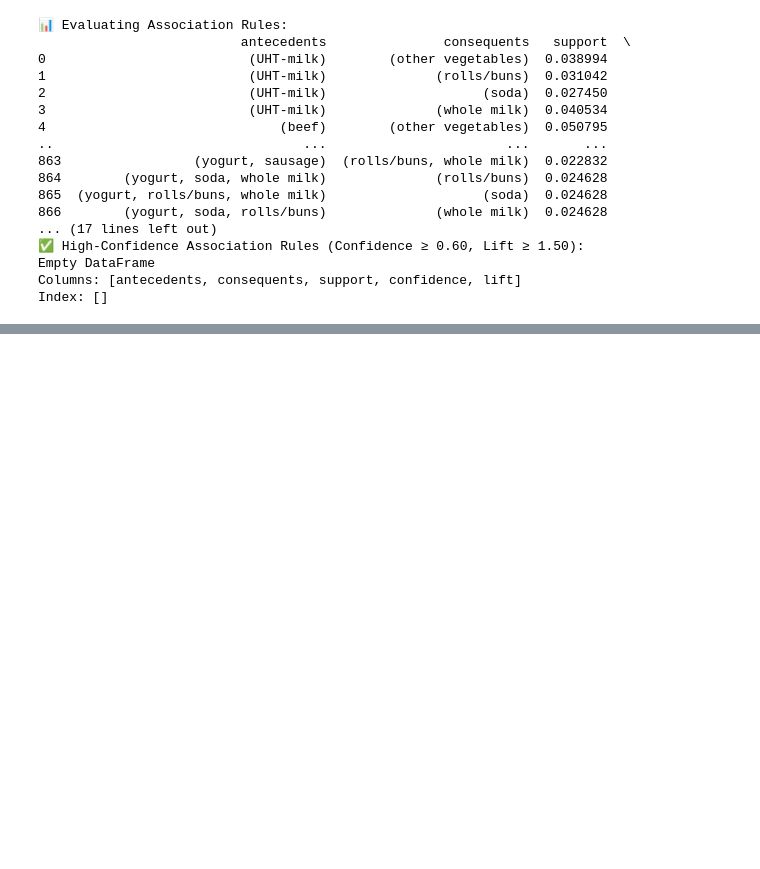
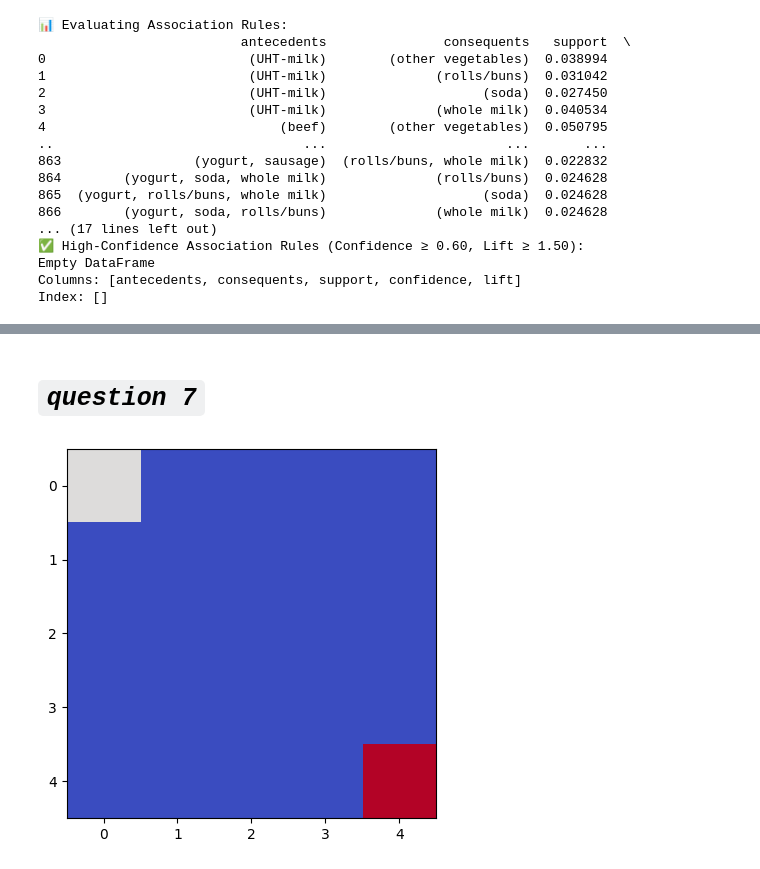
Before and after one commit to Swanimadhoop/ML_Algorithm, a Jupyter notebook: MLAlgorithm_Lab.ipynb, the cells around one changed output, grey strips where cells are left out. Drawn from its saved outputs; the diff is of its cells as text; code cells hidden in the pictures; blank space fills up the shorter version.

Commit message:
completed all questions

```diff
--- a/MLAlgorithm_Lab.ipynb
+++ b/MLAlgorithm_Lab.ipynb
@@ -635,0 +898,68 @@ HTTPError: HTTP Error 404: Not Found
+# %% [markdown]
+# ***`question 7`***
+# %%
+import gym
+from gym import spaces
+import numpy as np
+import matplotlib.pyplot as plt
+# Overview of OpenAI Gym:
+# OpenAI Gym is a toolkit for reinforcement learning (RL) that provides
+# environments where agents can learn through interactions.
+
+# Key Components:
+# - **Environment**: The world in which the agent operates.
+# - **Agent**: The learning entity.
+# - **Actions**: The set of possible moves an agent can take.
+# - **Observations**: The data received after performing an action.
+
+#B setting up maze environment
+
+class MazeEnv(gym.Env):
+    def __init__(self):
+        super(MazeEnv, self).__init__()
+
+        self.grid_size = 5  # 5x5 maze
+        self.start_position = (0, 0)
+        self.goal_position = (4, 4)
+        self.state = self.start_position
+
+        # Actions: 0=Up, 1=Down, 2=Left, 3=Right
+        self.action_space = spaces.Discrete(4)
+
+        # Observations: Agent's (x, y) position
+        self.observation_space = spaces.Tuple((spaces.Discrete(self.grid_size), spaces.Discrete(self.grid_size)))
+
+    def reset(self):
+        self.state = self.start_position
+        return self.state
+
+    def step(self, action):
+        x, y = self.state
+        if action == 0 and x > 0:   # Up
+            x -= 1
+        elif action == 1 and x < self.grid_size - 1:  # Down
+            x += 1
+        elif action == 2 and y > 0:  # Left
+            y -= 1
+        elif action == 3 and y < self.grid_size - 1:  # Right
+            y += 1
+
+        self.state = (x, y)
+        reward = 1 if self.state == self.goal_position else -0.01
+        done = self.state == self.goal_position
+
+        return self.state, reward, done, {}
+
+    def render(self):
+        maze = np.zeros((self.grid_size, self.grid_size))
+        maze[self.goal_position] = 2  # Goal
+        maze[self.state] = 1  # Agent
+        plt.imshow(maze, cmap="coolwarm")
+        plt.show()
+
+# Create and test the environment
+env = MazeEnv()
+env.reset()
+env.render()
+# %% [output]
+[figure, added]
```
Also changed, not shown: parts of 34 cells of this notebook.
